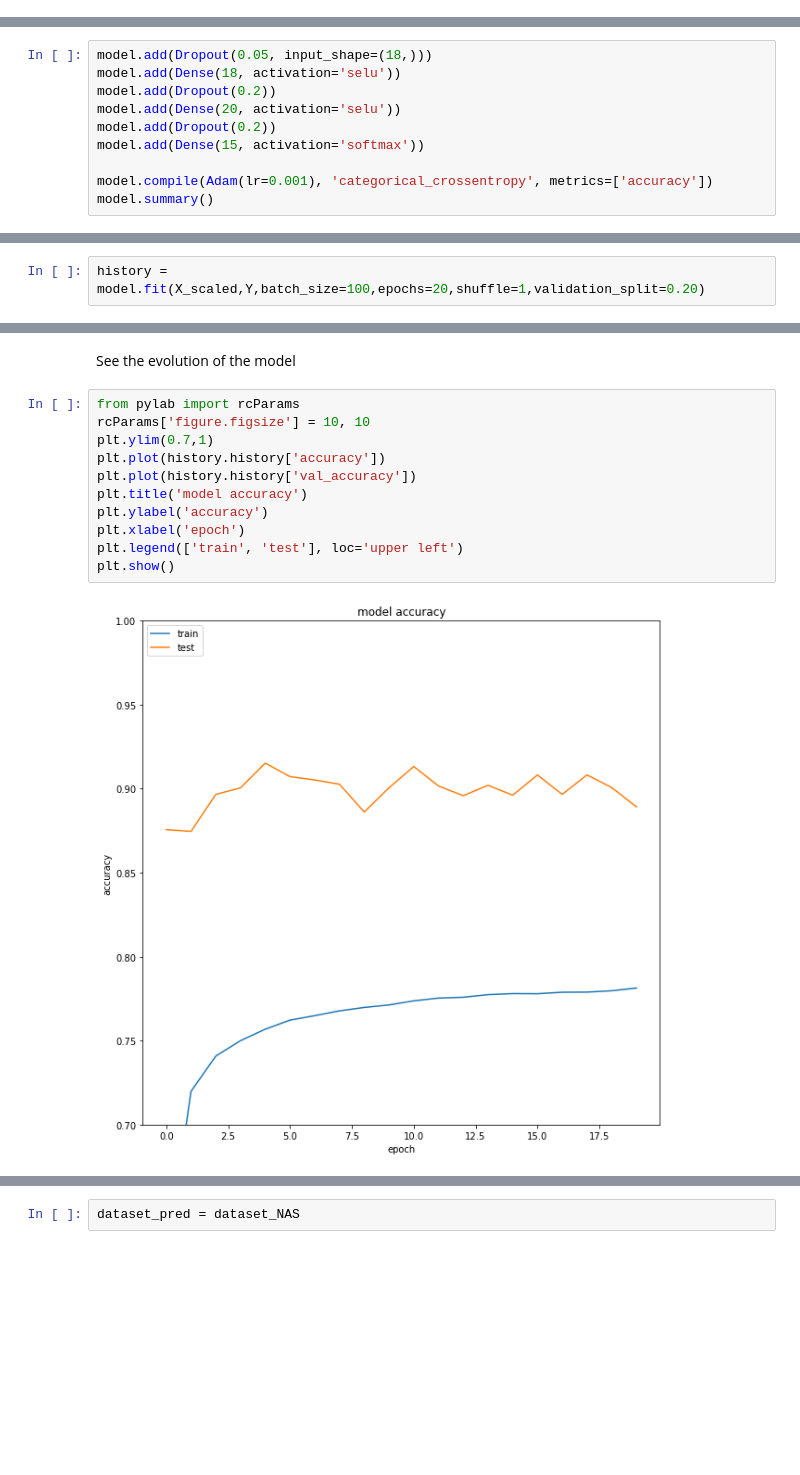
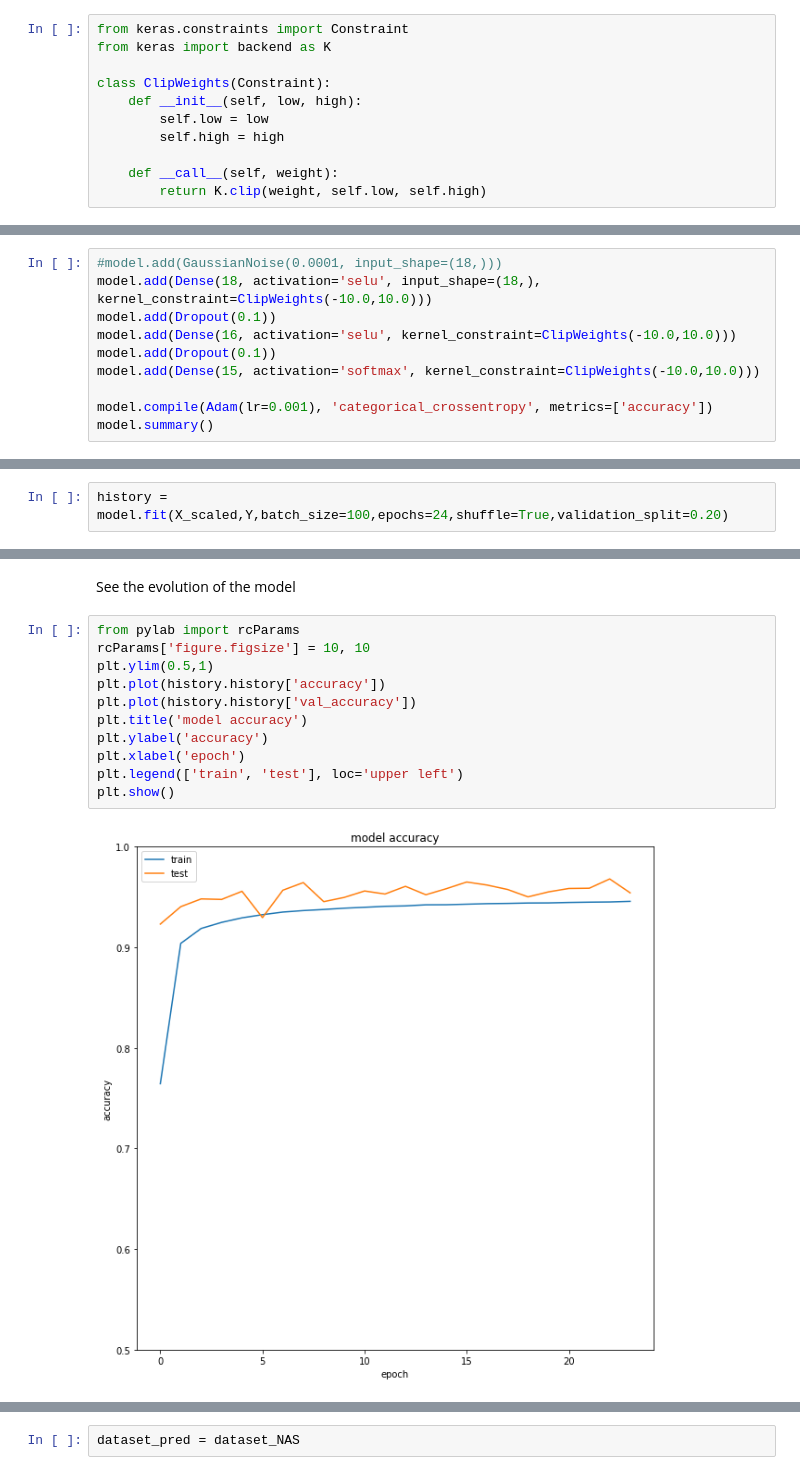
Before and after one commit to TwiggyDaniels/Hardware-Counters-Space-Reduction-for-Code-Region-Characterization, a Jupyter notebook: NAS-notebook.ipynb, the cells around one changed output, grey strips where cells are left out. Saved outputs shown, nothing was run; the diff lists cells and outputs as text; blank space fills up the shorter version.

Commit message:
Cleaned up some filenames and tried simple clipping for all weights. This didnt improve anything. Also got the .txt to .csv script from Jordi.

```diff
--- a/NAS-notebook.ipynb
+++ b/NAS-notebook.ipynb
@@ -163,6 +163,17 @@ from sklearn.preprocessing import LabelEncoder
 encoder =  LabelEncoder()
 y1 = encoder.fit_transform(y)
 Y = pd.get_dummies(y1).values
+# %%
+from keras.constraints import Constraint
+from keras import backend as K
+
+class ClipWeights(Constraint):
+    def __init__(self, low, high):
+        self.low = low
+        self.high = high
+
+    def __call__(self, weight):
+        return K.clip(weight, self.low, self.high)
 # %% [markdown]
 Load keras NN libraries and create empty NN
 # %%
@@ -178,12 +189,12 @@ Add one hidden layer
 And one output layer
 Then compile the model
 # %%
-model.add(Dropout(0.05, input_shape=(18,)))
-model.add(Dense(18, activation='selu'))
-model.add(Dropout(0.2))
-model.add(Dense(20, activation='selu'))
-model.add(Dropout(0.2))
-model.add(Dense(15, activation='softmax'))
+#model.add(GaussianNoise(0.0001, input_shape=(18,)))
+model.add(Dense(18, activation='selu', input_shape=(18,), kernel_constraint=ClipWeights(-10.0,10.0)))
+model.add(Dropout(0.1))
+model.add(Dense(16, activation='selu', kernel_constraint=ClipWeights(-10.0,10.0)))
+model.add(Dropout(0.1))
+model.add(Dense(15, activation='softmax', kernel_constraint=ClipWeights(-10.0,10.0)))
 
 model.compile(Adam(lr=0.001), 'categorical_crossentropy', metrics=['accuracy'])
 model.summary()
@@ -211,6 +220,6 @@ _________________________________________________________________
 # %% [markdown]
 Execute the neural network
 # %%
-history = model.fit(X_scaled,Y,batch_size=100,epochs=20,shuffle=1,validation_split=0.20)
+history = model.fit(X_scaled,Y,batch_size=100,epochs=24,shuffle=True,validation_split=0.20)
 # %% [output]
 Train on 1238400 samples, validate on 309600 samples
@@ -235,16 +244,16 @@ See the evolution of the model
 # %%
 from pylab import rcParams
 rcParams['figure.figsize'] = 10, 10
-plt.ylim(0.7,1)
+plt.ylim(0.5,1)
 plt.plot(history.history['accuracy'])
 plt.plot(history.history['val_accuracy'])
 plt.title('model accuracy')
 plt.ylabel('accuracy')
 plt.xlabel('epoch')
 plt.legend(['train', 'test'], loc='upper left')
 plt.show()
 # %% [output]
-[figure, old version]
+[figure, new version]
 # %%
 from pylab import rcParams
 rcParams['figure.figsize'] = 10, 10
```
Also changed, not shown: parts of 7 cells of this notebook, 2 other files.
